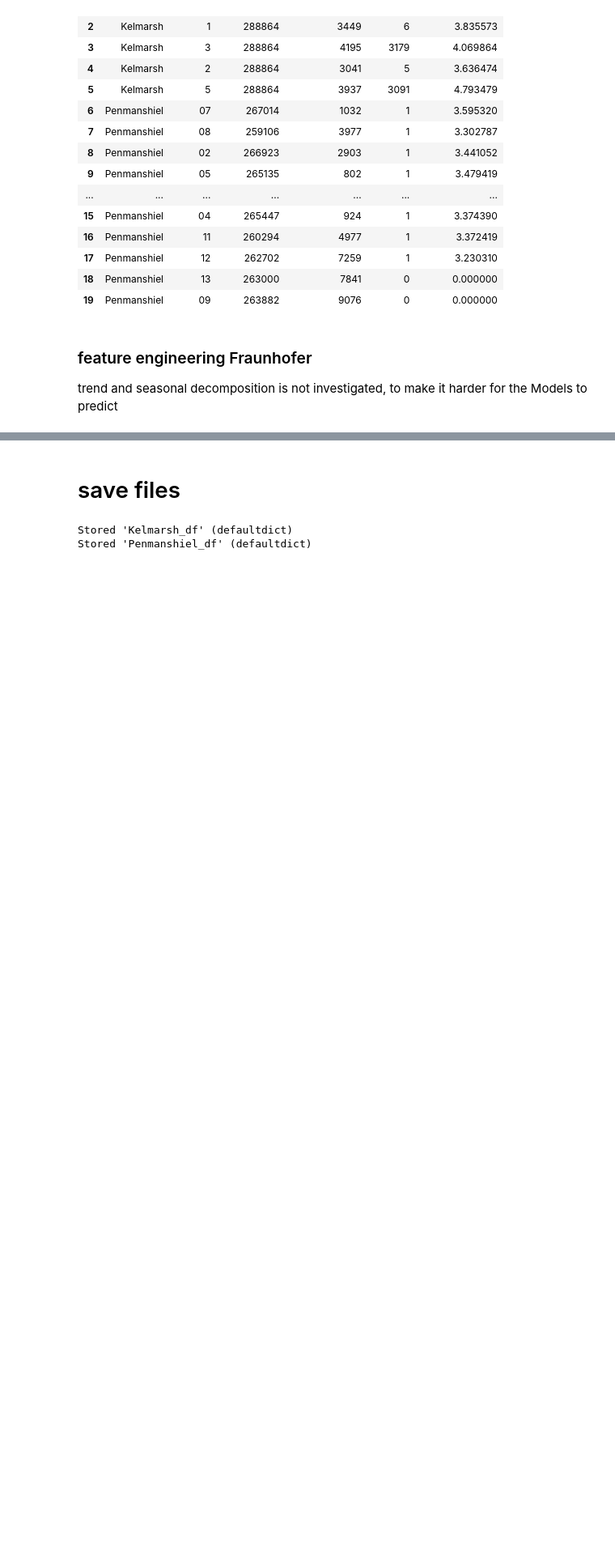
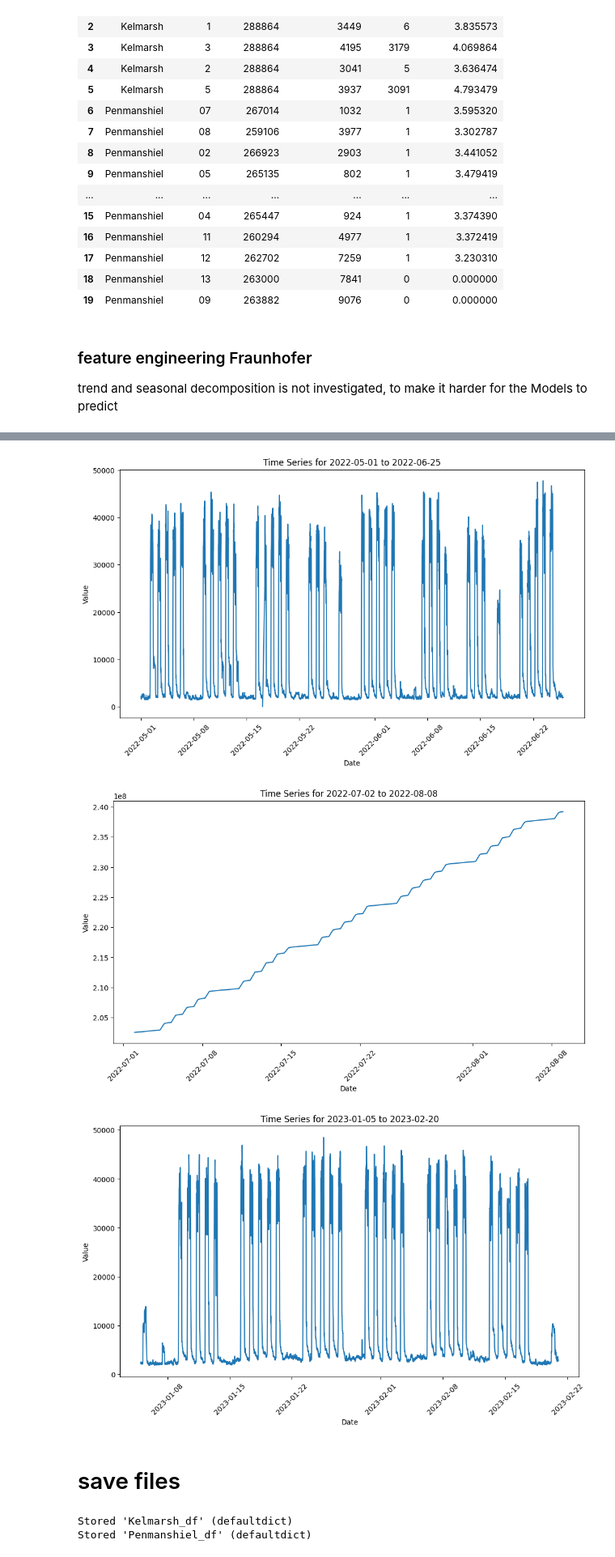
Before and after one commit to janbesler/Masterarbeit, a Jupyter notebook: src/0_Data_Pipeline.ipynb, the cells around one changed output, grey strips where cells are left out. Shown at 81% size. Drawn from its saved outputs; the diff is of its cells as text; code cells hidden in the pictures; blank space fills up the shorter version.

```diff
--- a/src/0_Data_Pipeline.ipynb
+++ b/src/0_Data_Pipeline.ipynb
@@ -474,3 +542,34 @@ time_features(FraunhoferData['Hiller'], "BY")[['Zeitstempel', 'day_of_week', 'se
+# %%
+# before spike
+graph_plotting_date(
+    FraunhoferData['Hiller'],
+    'Zeitstempel',
+    '1.0 - Trafo 1 [Wh]',
+    '2022-05-01',
+    '2022-06-25'
+)
+
+# linear increase
+graph_plotting_date(
+    FraunhoferData['Hiller'],
+    'Zeitstempel',
+    '1.0 - Trafo 1 [Wh]',
+    '2022-07-02',
+    '2022-08-08'
+)
+
+# after drop
+graph_plotting_date(
+    FraunhoferData['Hiller'],
+    'Zeitstempel',
+    '1.0 - Trafo 1 [Wh]',
+    '2023-01-05',
+    '2023-02-20'
+)
+# %% [output]
+[figure, added]
+[figure, added]
+[figure, added]
 # %% [markdown]
 # save files
 # %%
```
Also changed, not shown: parts of 15 cells of this notebook, 4 other files.
